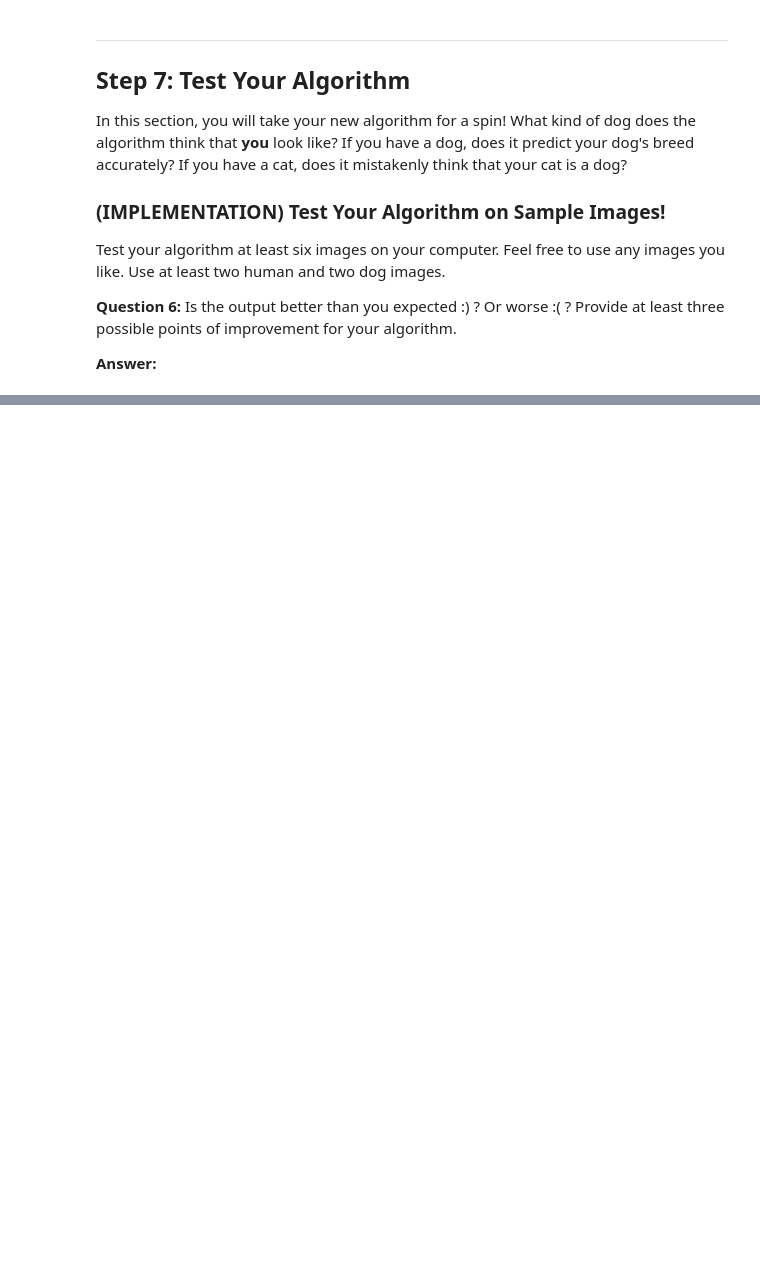
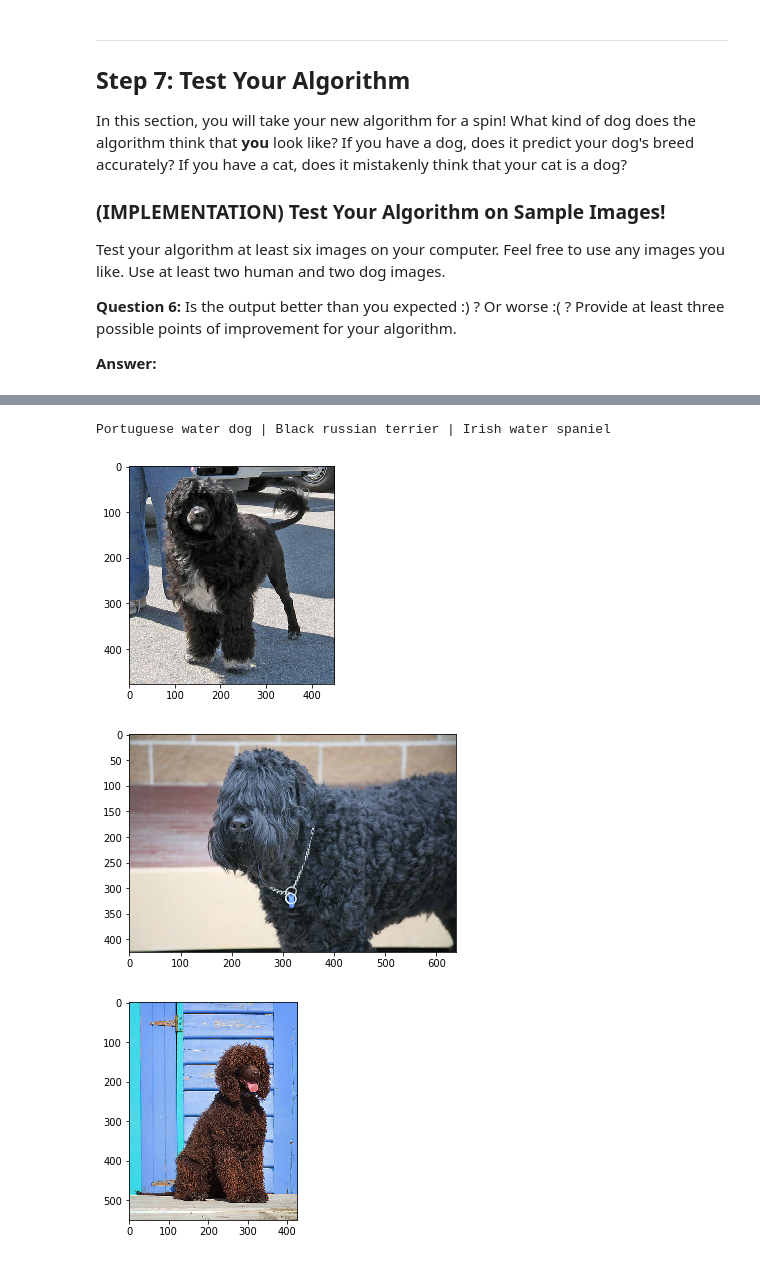
Before and after one commit to rwester90/Dog_breed_classifier, a Jupyter notebook: dog_app.ipynb, the cells around one changed output, grey strips where cells are left out. Drawn from its saved outputs; the diff is of its cells as text; code cells hidden in the pictures; blank space fills up the shorter version.

```diff
--- a/dog_app.ipynb
+++ b/dog_app.ipynb
@@ -947,0 +1236,14 @@ The dog's photo breed is: German shorthaired pointer
+# %%
+#German pinscher related breeds
+random.seed(101)
+samples_names=['Portuguese water dog','Black russian terrier','Irish water spaniel']
+
+print(' | '.join(samples_names))
+
+for dog in samples_names:
+    print_image(random_sample(dog))
+# %% [output]
+Portuguese water dog | Black russian terrier | Irish water spaniel
+[figure, added]
+[figure, added]
+[figure, added]
```
Also changed, not shown: parts of 19 cells of this notebook, 2 other files.
